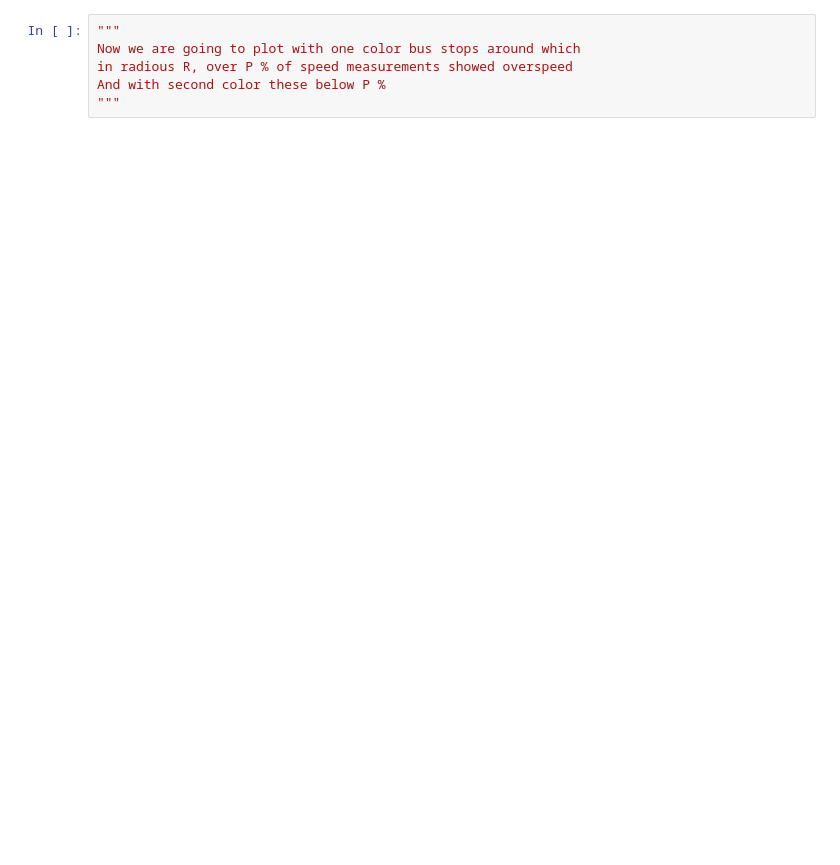
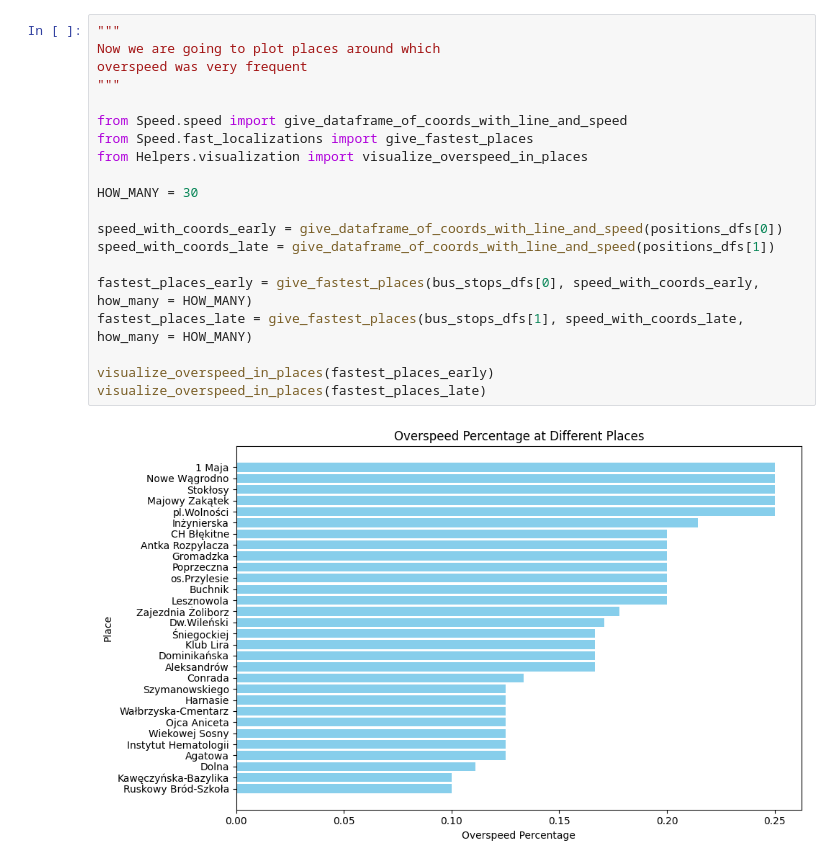
Before and after one commit to Wojtkk/final_python_project, a Jupyter notebook: final_python_project/Data_analysis/result_presentation.ipynb, the cells around one changed output. Drawn from its saved outputs; the diff is of its cells as text; blank space fills up the shorter version.

```diff
--- a/final_python_project/Data_analysis/result_presentation.ipynb
+++ b/final_python_project/Data_analysis/result_presentation.ipynb
@@ -78,6 +74,22 @@ plot_fast_lines(fast_lines_2)
-# %%
-"""
-Now we are going to plot with one color bus stops around which
-in radious R, over P % of speed measurements showed overspeed
-And with second color these below P %
-"""
+# %%
+"""
+Now we are going to plot places around which
+overspeed was very frequent
+"""
+
+from Speed.speed import give_dataframe_of_coords_with_line_and_speed
+from Speed.fast_localizations import give_fastest_places
+from Helpers.visualization import visualize_overspeed_in_places
+
+HOW_MANY = 30
+
+speed_with_coords_early = give_dataframe_of_coords_with_line_and_speed(positions_dfs[0])
+speed_with_coords_late = give_dataframe_of_coords_with_line_and_speed(positions_dfs[1])
+
+fastest_places_early = give_fastest_places(bus_stops_dfs[0], speed_with_coords_early, how_many = HOW_MANY)
+fastest_places_late = give_fastest_places(bus_stops_dfs[1], speed_with_coords_late, how_many = HOW_MANY)
+
+visualize_overspeed_in_places(fastest_places_early)
+visualize_overspeed_in_places(fastest_places_late)
+# %% [output]
+[figure, added]
```
Also changed, not shown: parts of 7 cells of this notebook, 8 other files.
